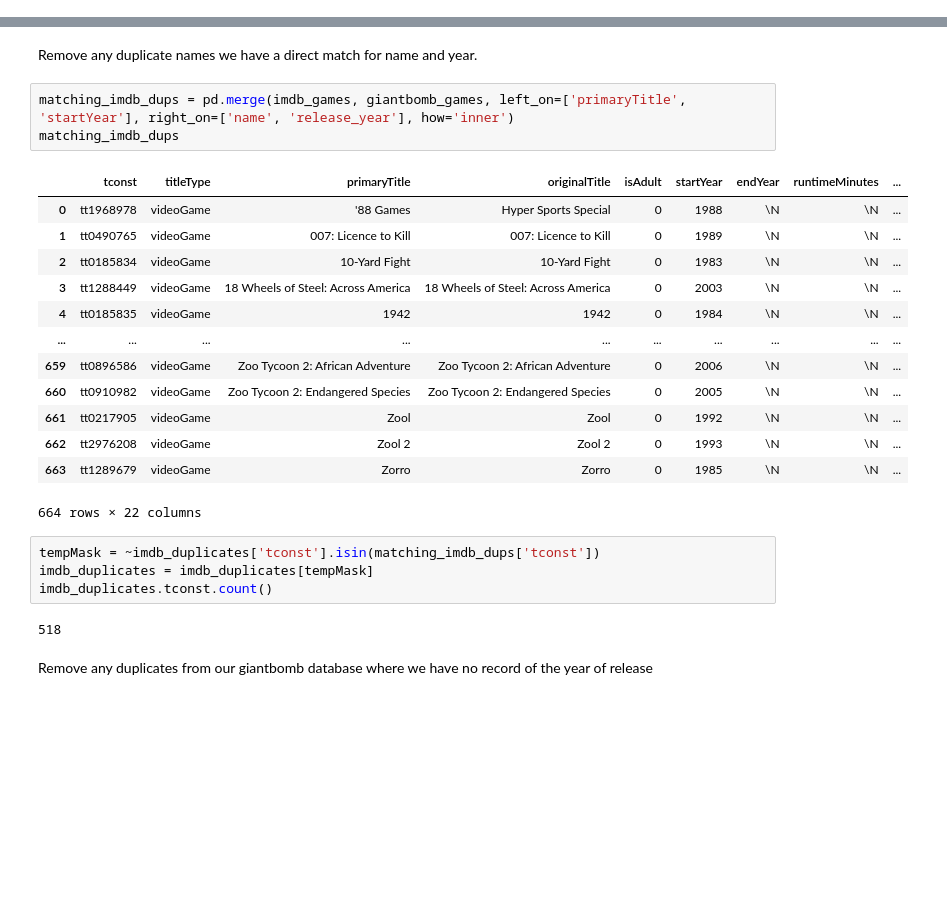
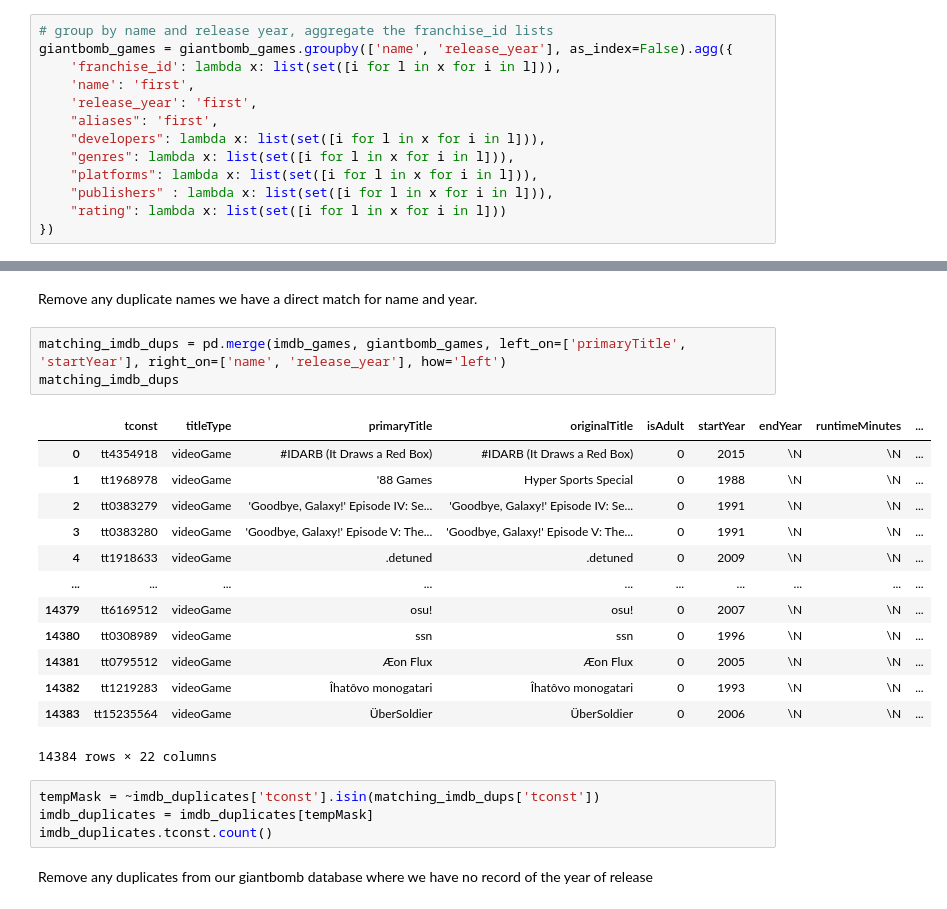
Before and after one commit to adambrennan150/Franchises, a Jupyter notebook: Cleaning_franchises.ipynb, the cells around one changed output, grey strips where cells are left out. Cells and saved outputs as stored; diff of their text form; blank space fills up the shorter version.

```diff
--- a/Cleaning_franchises.ipynb
+++ b/Cleaning_franchises.ipynb
@@ -167,3 +158,16 @@ giantbomb_games.name[giantbomb_games.duplicated(["name", "release_year"], keep=F
+# %%
+# group by name and release year, aggregate the franchise_id lists
+giantbomb_games = giantbomb_games.groupby(['name', 'release_year'], as_index=False).agg({
+    'franchise_id': lambda x: list(set([i for l in x for i in l])),
+    'name': 'first',
+    'release_year': 'first',
+    "aliases": 'first',
+    "developers": lambda x: list(set([i for l in x for i in l])),
+    "genres": lambda x: list(set([i for l in x for i in l])),
+    "platforms": lambda x: list(set([i for l in x for i in l])),
+    "publishers" : lambda x: list(set([i for l in x for i in l])),
+    "rating": lambda x: list(set([i for l in x for i in l]))
+})
 # %% [markdown]
 The release year needs to be converted to a string so we can compare it to the imdb database. We also need to tmove trailing decimal points.
 # %%
@@ -185,28 +215,26 @@ imdb_duplicates.tconst.count()
 # %% [markdown]
 Remove any duplicate names we have a direct match for name and year.
 # %%
-matching_imdb_dups = pd.merge(imdb_games, giantbomb_games, left_on=['primaryTitle', 'startYear'], right_on=['name', 'release_year'], how='inner')
+matching_imdb_dups = pd.merge(imdb_games, giantbomb_games, left_on=['primaryTitle', 'startYear'], right_on=['name', 'release_year'], how='left')
 matching_imdb_dups
 # %% [output]
 |  | tconst | titleType | primaryTitle | originalTitle | isAdult | startYear | endYear | runtimeMinutes | ... |
-| 0 | tt1968978 | videoGame | '88 Games | Hyper Sports Special | 0 | 1988 | \N | \N | ... |
-| 1 | tt0490765 | videoGame | 007: Licence to Kill | 007: Licence to Kill | 0 | 1989 | \N | \N | ... |
-| 2 | tt0185834 | videoGame | 10-Yard Fight | 10-Yard Fight | 0 | 1983 | \N | \N | ... |
-| 3 | tt1288449 | videoGame | 18 Wheels of Steel: Across America | 18 Wheels of Steel: Across America | 0 | 2003 | \N | \N | ... |
-| 4 | tt0185835 | videoGame | 1942 | 1942 | 0 | 1984 | \N | \N | ... |
+| 0 | tt4354918 | videoGame | #IDARB (It Draws a Red Box) | #IDARB (It Draws a Red Box) | 0 | 2015 | \N | \N | ... |
+| 1 | tt1968978 | videoGame | '88 Games | Hyper Sports Special | 0 | 1988 | \N | \N | ... |
+| 2 | tt0383279 | videoGame | 'Goodbye, Galaxy!' Episode IV: Se... | 'Goodbye, Galaxy!' Episode IV: Se... | 0 | 1991 | \N | \N | ... |
+| 3 | tt0383280 | videoGame | 'Goodbye, Galaxy!' Episode V: The... | 'Goodbye, Galaxy!' Episode V: The... | 0 | 1991 | \N | \N | ... |
+| 4 | tt1918633 | videoGame | .detuned | .detuned | 0 | 2009 | \N | \N | ... |
 | ... | ... | ... | ... | ... | ... | ... | ... | ... | ... |
-| 659 | tt0896586 | videoGame | Zoo Tycoon 2: African Adventure | Zoo Tycoon 2: African Adventure | 0 | 2006 | \N | \N | ... |
-| 660 | tt0910982 | videoGame | Zoo Tycoon 2: Endangered Species | Zoo Tycoon 2: Endangered Species | 0 | 2005 | \N | \N | ... |
-| 661 | tt0217905 | videoGame | Zool | Zool | 0 | 1992 | \N | \N | ... |
-| 662 | tt2976208 | videoGame | Zool 2 | Zool 2 | 0 | 1993 | \N | \N | ... |
-| 663 | tt1289679 | videoGame | Zorro | Zorro | 0 | 1985 | \N | \N | ... |
+| 14379 | tt6169512 | videoGame | osu! | osu! | 0 | 2007 | \N | \N | ... |
+| 14380 | tt0308989 | videoGame | ssn | ssn | 0 | 1996 | \N | \N | ... |
+| 14381 | tt0795512 | videoGame | Æon Flux | Æon Flux | 0 | 2005 | \N | \N | ... |
+| 14382 | tt1219283 | videoGame | Îhatôvo monogatari | Îhatôvo monogatari | 0 | 1993 | \N | \N | ... |
+| 14383 | tt15235564 | videoGame | ÜberSoldier | ÜberSoldier | 0 | 2006 | \N | \N | ... |
-664 rows × 22 columns
+14384 rows × 22 columns
 # %%
 tempMask = ~imdb_duplicates['tconst'].isin(matching_imdb_dups['tconst'])
 imdb_duplicates = imdb_duplicates[tempMask]
 imdb_duplicates.tconst.count()
-# %% [output]
-518
 # %% [markdown]
 Remove any duplicates from our giantbomb database where we have no record of the year of release
 # %%
```
Also changed, not shown: parts of 133 cells of this notebook.
